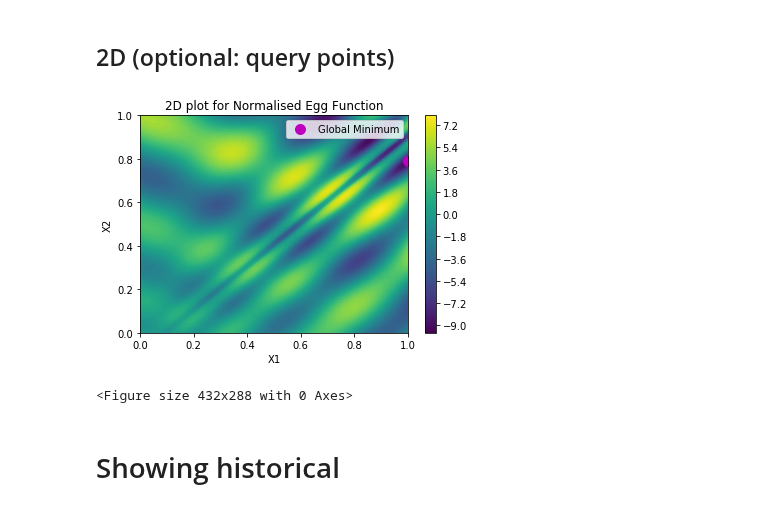
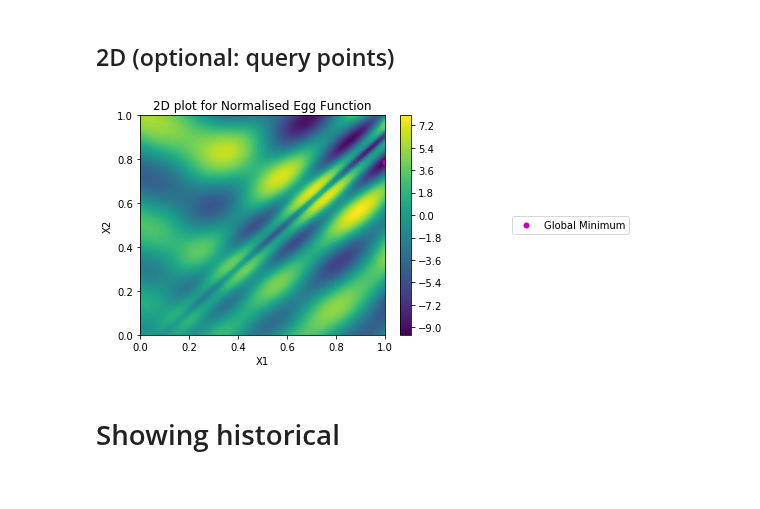
Before and after one commit to jamjs98764/Parallel-Bayesian-Optimisation, a Jupyter notebook: FITBO_GPy-FITBOMM_only/Benchmark Functions.ipynb, the cells around one changed output. Cells and saved outputs as stored; diff of their text form; code cells hidden in the pictures.

```diff
--- a/FITBO_GPy-FITBOMM_only/Benchmark Functions.ipynb
+++ b/FITBO_GPy-FITBOMM_only/Benchmark Functions.ipynb
@@ -52,7 +52,7 @@ graph_title = {
 }
 
 def plot_contour_2d(selected_func, past_x = np.array([]), no_queries = 20,
-                   past_x_opt = np.array([])):
+                   past_x_opt = np.array([]), seed = 0):
     """
     Plots and saves 2d plots
     Past_x and no_queries: plots query record
@@ -65,47 +65,47 @@ def plot_contour_2d(selected_func, past_x = np.array([]), no_queries = 20,
     X1, X2 = np.meshgrid(x1, x2)
     X = np.hstack((X1.reshape(100*100,1),X2.reshape(100*100,1)))
     Y = func(X)
 
-    plt.figure()
+    plt.figure(figsize=(8,4))
     plt.contourf(X1, X2, Y.reshape((100,100)),100)
     if (len(x_min)>1):
-        plt.plot(np.array(x_min)[:,0], np.array(x_min)[:,1], 'm.', markersize=20, label='Global Minimums')
+        plt.plot(np.array(x_min)[:,0], np.array(x_min)[:,1], 'm.', markersize=10, label='Global Minimums')
     else:
-        plt.plot(x_min[0][0], x_min[0][1], 'm.', markersize=20, label='Global Minimum')
-    plt.legend()
+        plt.plot(x_min[0][0], x_min[0][1], 'm.', markersize=10, label='Global Minimum')
+    plt.legend(loc='center left', bbox_to_anchor=(1.5, 0.5))
     plt.colorbar()
     plt.xlabel('X1')
     plt.ylabel('X2')
     plt.title(graph_title[selected_func])
 
     # History of query - labelled with TRIANGLE
     if past_x.shape != (0,): # Means we have query record
         lons = past_x[:no_queries,0]
         lats = past_x[:no_queries,1]
         vals = np.arange(lons.shape[0])
-        plt.scatter(lons, lats, marker = '^', c=vals, cmap='afmhot', )
+        plt.scatter(lons, lats, marker = '^', c=vals, cmap='afmhot', label='Queries')
+        plt.legend(loc='center left', bbox_to_anchor=(1.5, 0.5))
         plt.colorbar()
-        savepath = "Exp_Data/Graphs/2d_queries_" + selected_func + ".png"
+        savepath = "Exp_Data/Graphs/2d_queries_" + selected_func + ",seed_" + str(seed) + ".png"
     else:
         savepath = "Exp_Data/Graphs/2d_contour_" + selected_func + ".png"
 
     # History of x_opt guess - labelled with cross
-    if past_x.shape != (0,): # Means we have query record
+    if past_x_opt.shape != (0,): # Means we have query record
         lons = past_x_opt[:no_queries,0]
         lats = past_x_opt[:no_queries,1]
         vals = np.arange(lons.shape[0])
-        plt.scatter(lons, lats, marker = '+', c=vals, cmap='afmhot', )
-        plt.colorbar()
-        savepath = "Exp_Data/Graphs/2d_x-opt_" + selected_func + ".png"
+        plt.scatter(lons, lats, marker = '+', c=vals, cmap='afmhot', label = 'Predicted Minimiser')
+        plt.legend(loc='center left', bbox_to_anchor=(1.5, 0.5))
+        savepath = "Exp_Data/Graphs/2d_x-opt_" + selected_func + ",seed_" + str(seed) + ".png"
 
-
+    plt.tight_layout()
+    plt.savefig(savepath)
     plt.show()
-    plt.savefig(savepath)
 
 plot_contour_2d("egg")
 # %% [output]
-[figure, old version]
+[figure, new version]
-<Figure size 432x288 with 0 Axes>
 # %% [markdown]
 # Showing historical
 # %%
```
Also changed, not shown: parts of 5 cells of this notebook, 33 other files.
